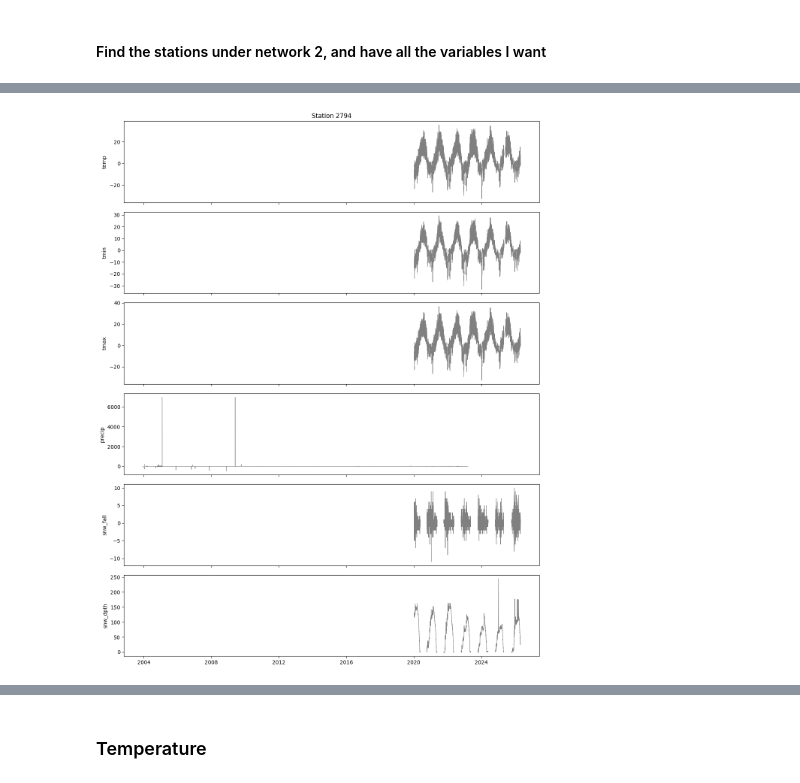
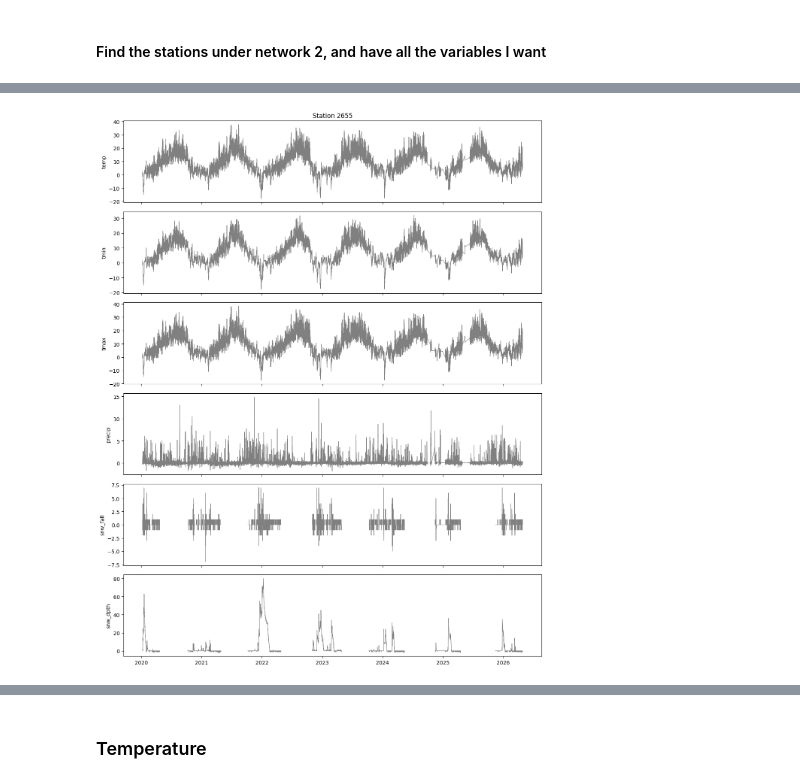
Before and after one commit to pacificclimate/crmprtd, a Jupyter notebook: Quanlity_Control/4.internal_consistence_check.ipynb, the cells around one changed output, grey strips where cells are left out. Saved outputs shown, nothing was run; the diff lists cells and outputs as text; code cells hidden in the pictures.

Commit message:
progress_27Apr_1_station_check

```diff
--- a/Quanlity_Control/4.internal_consistence_check.ipynb
+++ b/Quanlity_Control/4.internal_consistence_check.ipynb
@@ -65,7 +65,7 @@ AND EXISTS (
 )
 AND EXISTS (
     SELECT 1 FROM obs_raw o JOIN meta_vars v ON o.vars_id = v.vars_id
-    WHERE o.history_id = h.history_id AND v.net_var_name = 'HOURLY_PRECIPITATION'
+    WHERE o.history_id = h.history_id AND v.net_var_name = 'pcpn_amt_pst1hr'
 )
 AND EXISTS (
     SELECT 1 FROM obs_raw o JOIN meta_vars v ON o.vars_id = v.vars_id
@@ -100,6 +100,6 @@ df
 # %%
-stations_2 = df['station_id'].head(2).tolist()
-
+stations_2 = df['station_id'].iloc[4:6].tolist()
+stations_1 = [2655]
 sql_text = sa.text("""
 SELECT s.station_id, o.obs_time, v.net_var_name, o.datum
 FROM meta_history h
@@ -114,7 +114,7 @@ AND v.net_var_name IN (
     'min_air_temp_snc_last_reset',
     'max_air_temp_snc_last_reset',
     'air_temp',
-    'HOURLY_PRECIPITATION',
+    'pcpn_amt_pst1hr',
     'snwfl_amt_pst1hr',
     'snw_dpth'
 )
@@ -123,7 +123,7 @@ ORDER BY s.station_id, o.obs_time
 
 with engine.begin() as conn:
     df_obs = pd.read_sql(sql_text, conn, params={
-                         "stations": tuple(stations_2)})
+                         "stations": tuple(stations_1)})
 # %%
 df_obs
 # %% [output]
@@ -158,7 +158,7 @@ for station_id, df_station in df_obs.groupby("station_id"):
         "min_air_temp_snc_last_reset": "tmin",
         "max_air_temp_snc_last_reset": "tmax",
         "air_temp": "temp",
-        "HOURLY_PRECIPITATION": "precip",
+        "pcpn_amt_pst1hr": "precip",
         "snwfl_amt_pst1hr": "snw_fall"
     })
 
@@ -171,23 +187,23 @@ for station_id, df_station in df_obs.groupby("station_id"):
 # %%
-stat_id = 1
+stat_id = 0
 station_df = df_sql_list[stat_id][1]
 
 station_df = station_df[[
     'temp',
     'tmin',
     'tmax',
     'precip',
     'snw_fall',
     'snw_dpth'
 ]]
 
 start_time = station_df.apply(lambda col: col.first_valid_index()).min()
 
 station_df_trim = station_df.loc[start_time:]
 
 plot_weather_data(station_df_trim, title=f"Station {station_id}")
 # %% [output]
-[figure, old version]
+[figure, new version]
 # %%
 import numpy as np
 
```
Also changed, not shown: parts of 18 cells of this notebook, 8 other files.
